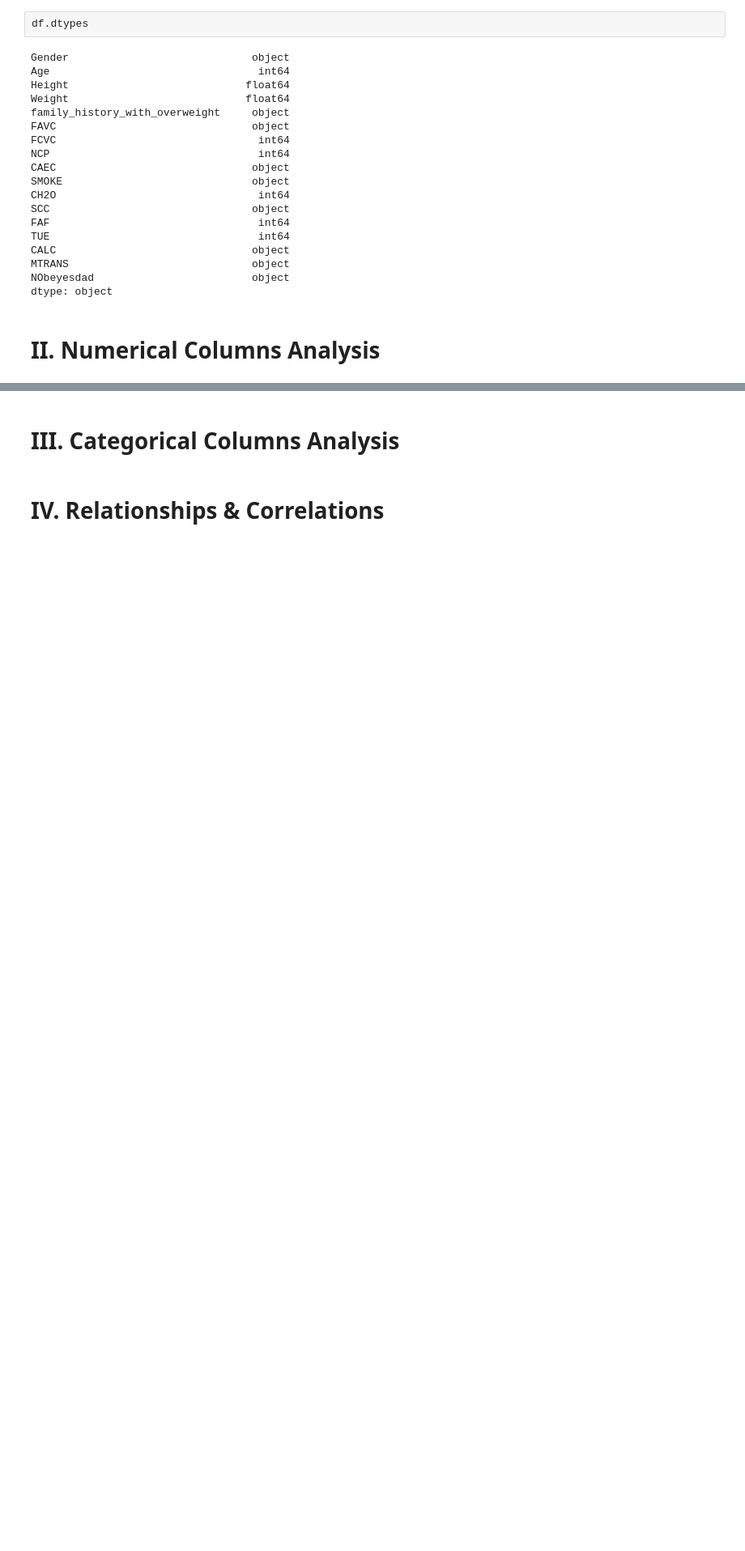
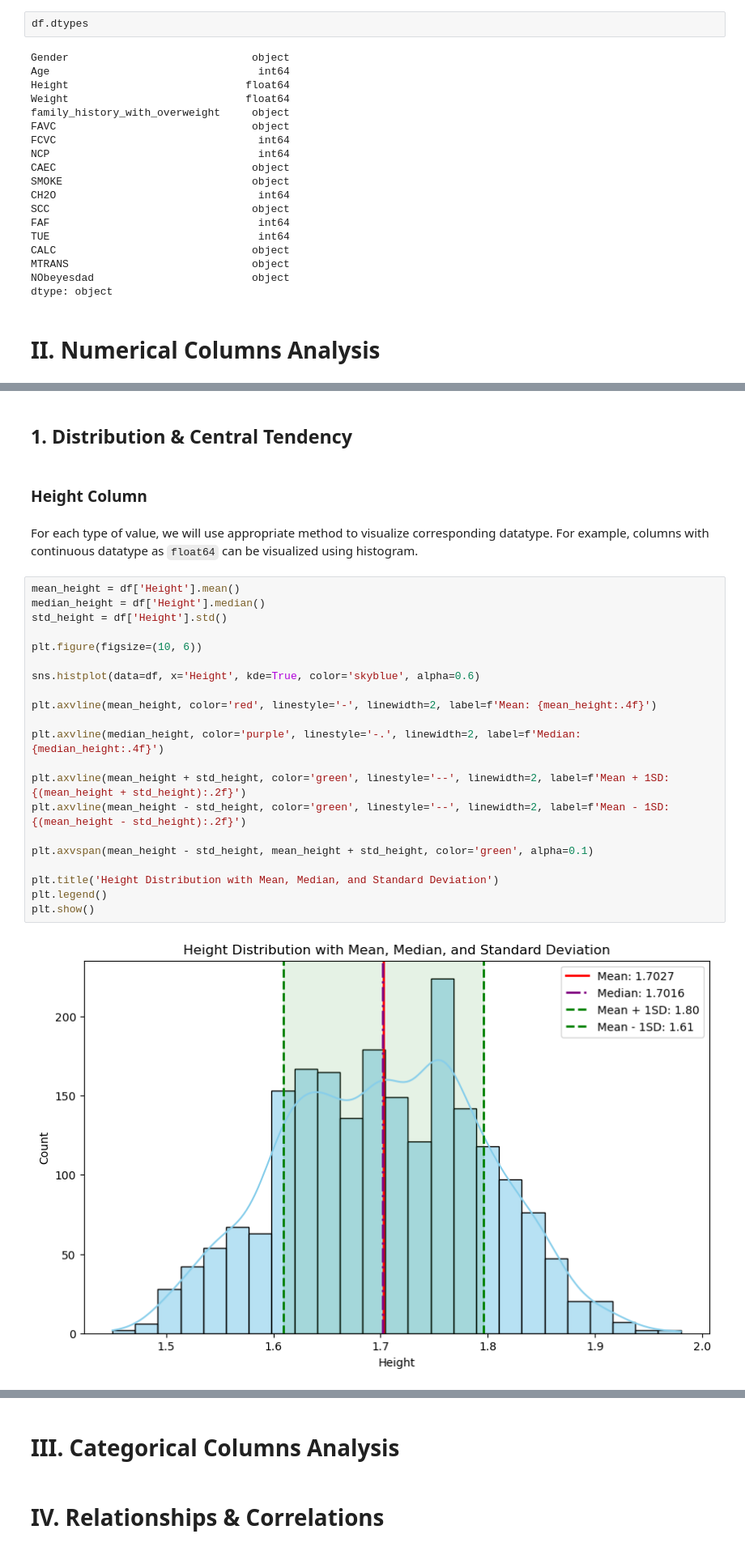
Before and after one commit to ThunderRed1578/Obesity-or-CVD-risk-Classify-Regressor-Cluster-CSC17104, a Jupyter notebook: source/notebook/Data Exploration.ipynb, the cells around one changed output, grey strips where cells are left out. Shown at 81% size. Cells and saved outputs as stored; diff of their text form; blank space fills up the shorter version.

```diff
--- a/source/notebook/Data Exploration.ipynb
+++ b/source/notebook/Data Exploration.ipynb
@@ -303,0 +321,29 @@ dtype: object
+# %% [markdown]
+<h2 id="ii_1" style="font-weight: bold">1. Distribution & Central Tendency</h2>
+# %% [markdown]
+<h3 style="font-weight: bold">Height Column</h3>
+# %% [markdown]
+For each type of value, we will use appropriate method to visualize corresponding datatype. For example, columns with continuous datatype as `float64` can be visualized using histogram.
+# %%
+mean_height = df['Height'].mean()
+median_height = df['Height'].median()
+std_height = df['Height'].std()
+
+plt.figure(figsize=(10, 6))
+
+sns.histplot(data=df, x='Height', kde=True, color='skyblue', alpha=0.6)
+
+plt.axvline(mean_height, color='red', linestyle='-', linewidth=2, label=f'Mean: {mean_height:.4f}')
+
+plt.axvline(median_height, color='purple', linestyle='-.', linewidth=2, label=f'Median: {median_height:.4f}')
+
+plt.axvline(mean_height + std_height, color='green', linestyle='--', linewidth=2, label=f'Mean + 1SD: {(mean_height + std_height):.2f}')
+plt.axvline(mean_height - std_height, color='green', linestyle='--', linewidth=2, label=f'Mean - 1SD: {(mean_height - std_height):.2f}')
+
+plt.axvspan(mean_height - std_height, mean_height + std_height, color='green', alpha=0.1)
+
+plt.title('Height Distribution with Mean, Median, and Standard Deviation')
+plt.legend()
+plt.show()
+# %% [output]
+[figure, added]
```
Also changed, not shown: parts of 32 cells of this notebook.
